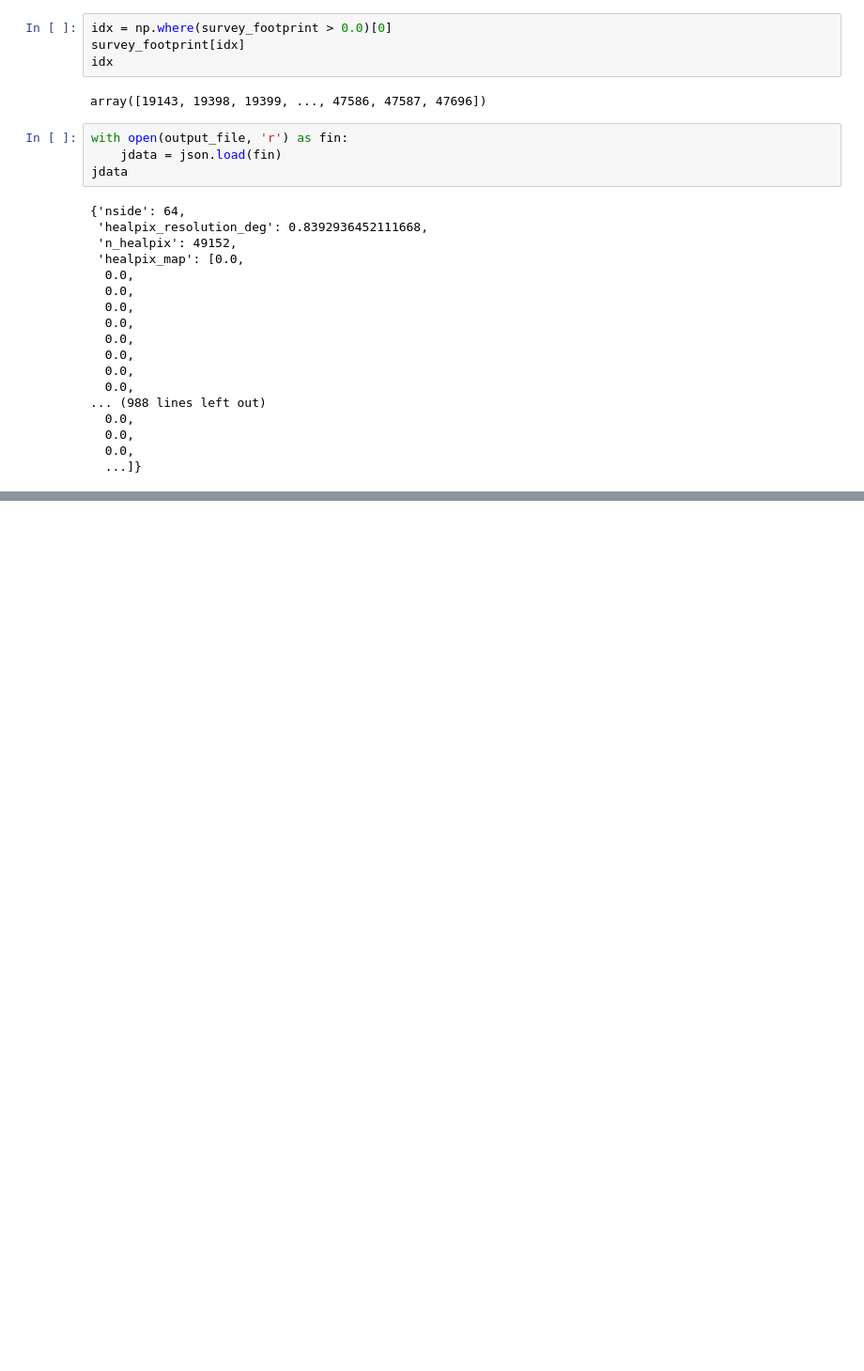
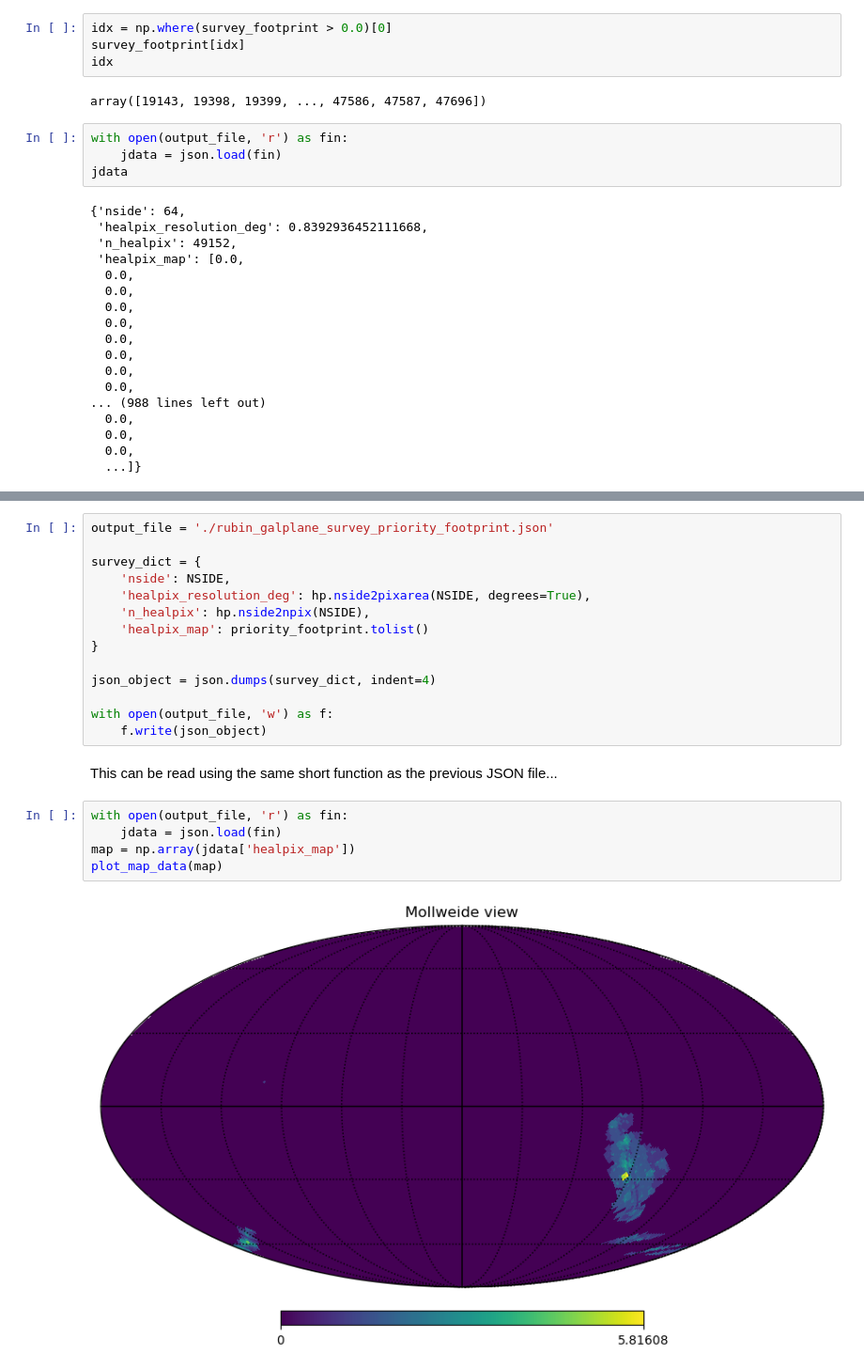
Before and after one commit to LSST-TVSSC/software_tools, a Jupyter notebook: footprint_maps/plot_rubin_galplane_footprint.ipynb, the cells around one changed output, grey strips where cells are left out. Shown at 94% size. Saved outputs shown, nothing was run; the diff lists cells and outputs as text; blank space fills up the shorter version.

```diff
--- a/footprint_maps/plot_rubin_galplane_footprint.ipynb
+++ b/footprint_maps/plot_rubin_galplane_footprint.ipynb
@@ -1400,0 +1429,23 @@ jdata
+# %%
+output_file = './rubin_galplane_survey_priority_footprint.json'
+
+survey_dict = {
+    'nside': NSIDE,
+    'healpix_resolution_deg': hp.nside2pixarea(NSIDE, degrees=True),
+    'n_healpix': hp.nside2npix(NSIDE),
+    'healpix_map': priority_footprint.tolist()
+}
+
+json_object = json.dumps(survey_dict, indent=4)
+
+with open(output_file, 'w') as f:
+    f.write(json_object)
+# %% [markdown]
+This can be read using the same short function as the previous JSON file...
+# %%
+with open(output_file, 'r') as fin:
+    jdata = json.load(fin)
+map = np.array(jdata['healpix_map'])
+plot_map_data(map)
+# %% [output]
+[figure, added]
```
Also changed, not shown: parts of 6 cells of this notebook, 1 other file.
